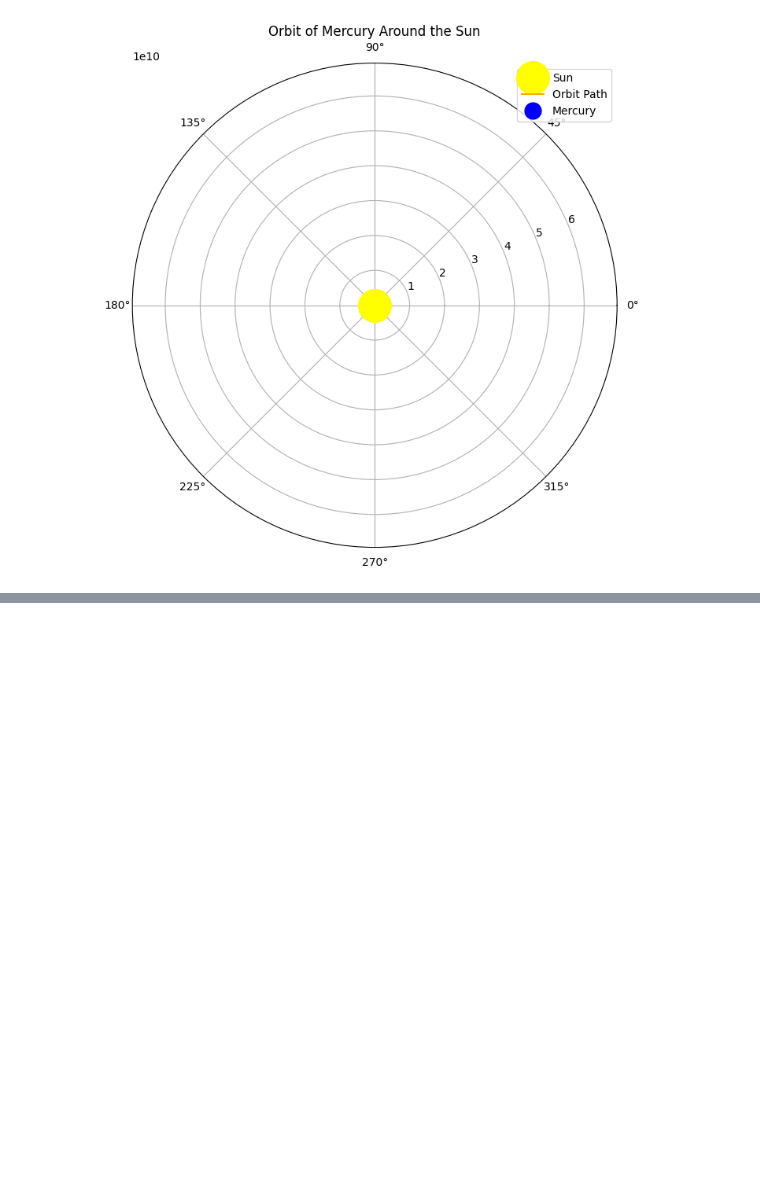
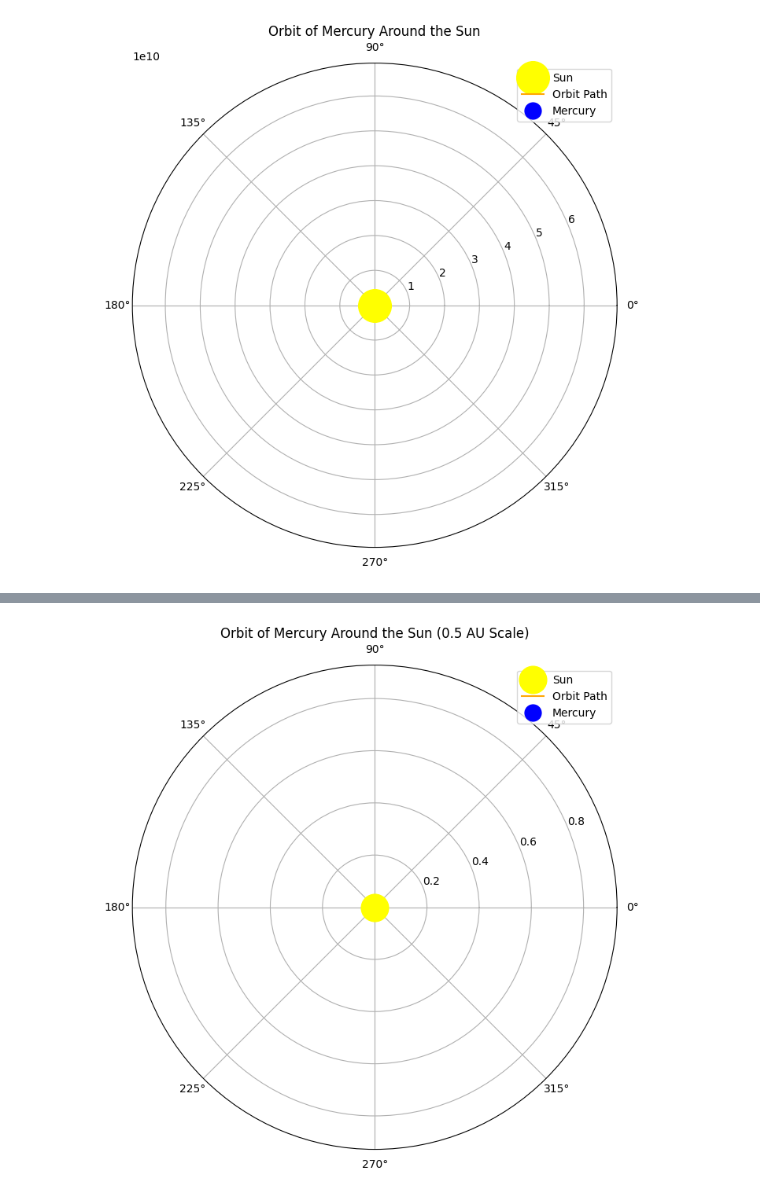
Before and after one commit to Alan-Cheong/IEEE_QW_2020, a Jupyter notebook: Mercury_Orbit.ipynb, the cells around one changed output, grey strips where cells are left out. Saved outputs shown, nothing was run; the diff lists cells and outputs as text; code cells hidden in the pictures; blank space fills up the shorter version.

```diff
--- a/Mercury_Orbit.ipynb
+++ b/Mercury_Orbit.ipynb
@@ -172,0 +170,54 @@ Requirement already satisfied: six>=1.5 in /usr/local/lib/python3.10/dist-packag
+# %%
+import numpy as np
+import matplotlib.pyplot as plt
+import matplotlib.animation as animation
+
+# Constants for the simulation
+AU = 1.496e11                # Astronomical unit in meters
+AU_0_5 = 0.5 * AU            # 0.5 AU in meters
+perihelion_distance = 4.6e10 # Mercury's perihelion distance (closest to the Sun) in meters
+eccentricity = 0.205         # Eccentricity of Mercury's orbit
+semi_major_axis = perihelion_distance / (1 - eccentricity)  # Semi-major axis of orbit
+
+# Simulation parameters
+num_points = 1000  # Number of points for the orbit
+theta = np.linspace(0, 2 * np.pi, num_points)  # Angular positions from 0 to 2π
+
+# Calculate radial distance r for each angle theta in an elliptical orbit
+r = semi_major_axis * (1 - eccentricity**2) / (1 + eccentricity * np.cos(theta))
+
+# Setting up the plot
+fig, ax = plt.subplots(figsize=(8, 8), subplot_kw={'projection': 'polar'})
+ax.set_ylim(0, 1.2 * semi_major_axis / AU_0_5)  # Adjust limits for 0.5 AU scale
+ax.set_title("Orbit of Mercury Around the Sun (0.5 AU Scale)")
+
+# Plot the Sun at the center with a yellow color
+sun, = ax.plot(0, 0, 'o', color='yellow', markersize=25, label='Sun')
+
+# Initialize the line for the orbit and the point for Mercury's current position
+line, = ax.plot([], [], lw=1.5, color='orange', label="Orbit Path")
+mercury, = ax.plot([], [], 'o', color='blue', markersize=15, label="Mercury")  # Mercury's current position
+
+# Initialization function to set up the background of the animation
+def init():
+    line.set_data([], [])
+    mercury.set_data([], [])
+    return line, mercury
+
+# Animation function to update the plot for each frame
+def animate(i):
+    # Update the orbit path up to the current frame
+    line.set_data(theta[:i], r[:i] / AU_0_5)  # Scale the radial distance to 0.5 AU
+    # Update Mercury's current position
+    mercury.set_data(theta[i], r[i] / AU_0_5)  # Scale the radial distance to 0.5 AU
+    return line, mercury
+
+# Call the animator with the init function
+# Set interval to slow down the animation
+ani = animation.FuncAnimation(fig, animate, frames=num_points, init_func=init, interval=100, blit=True)
+
+# Show the plot
+plt.legend(loc="upper right")
+plt.show()
+# %% [output]
+[figure, added]
```
Also changed, not shown: parts of 1 cell of this notebook.
